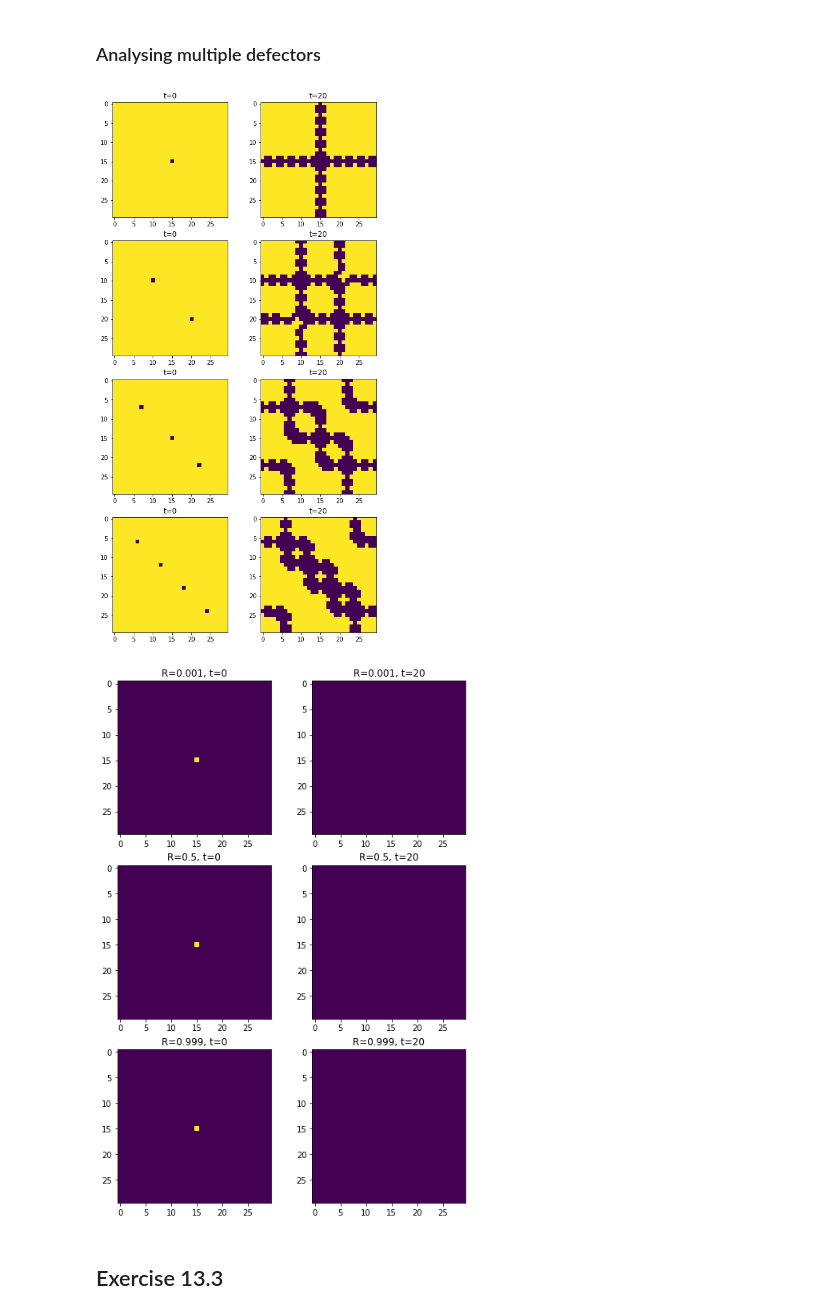
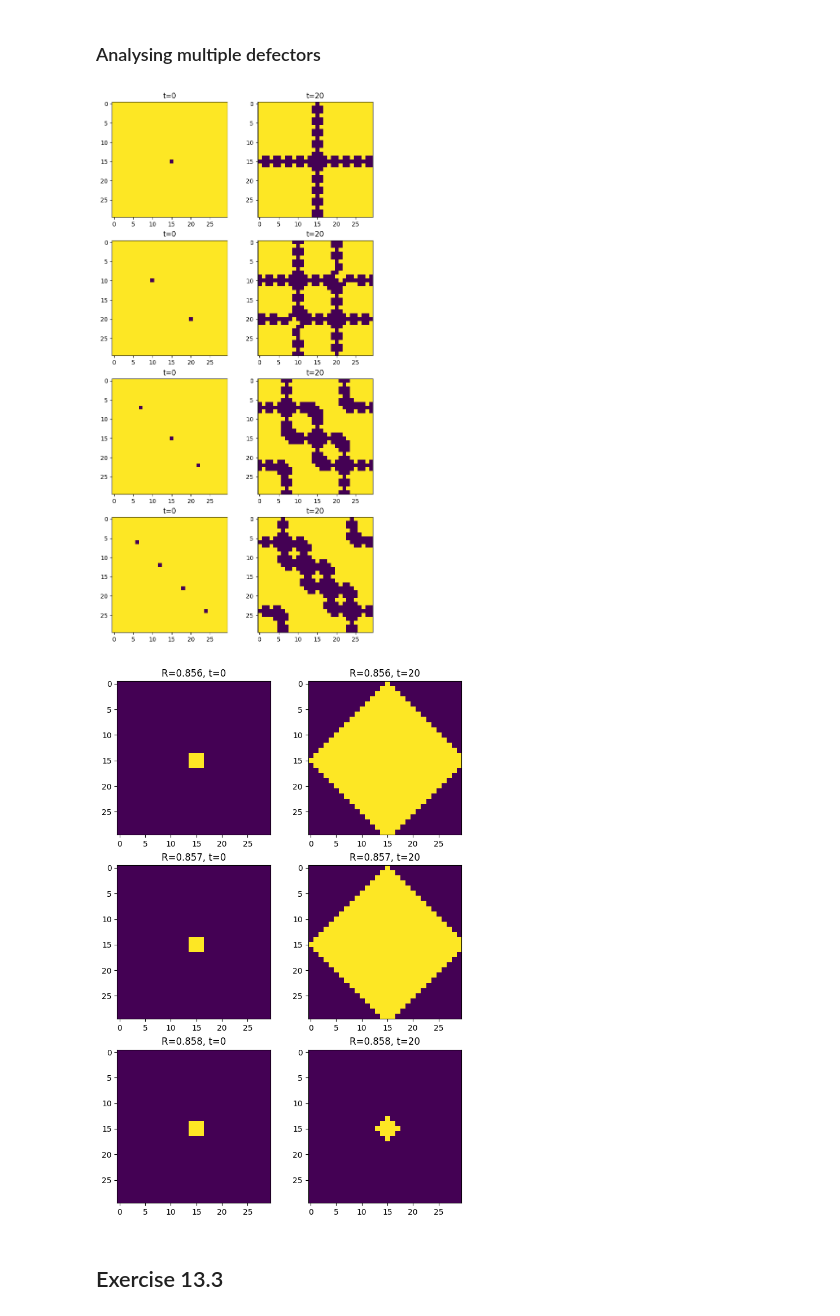
Before and after one commit to gasparyanartur/simulation-of-complex-systems-solutions, a Jupyter notebook: chapter-13/chapter-13.ipynb, the cells around one changed output. Cells and saved outputs as stored; diff of their text form; code cells hidden in the pictures.

```diff
--- a/chapter-13/chapter-13.ipynb
+++ b/chapter-13/chapter-13.ipynb
@@ -185,7 +185,6 @@ def play_competition(N, T, R, P, S, strats):
             n = strats[y, x]
             m = strats[(y+dy)%L, (x+dx)%L]
 
-            n_years = play_round(N, T, R, P, S, n, m)
             score += play_round(N, T, R, P, S, n, m)
 
         scores[y, x] = score
@@ -349,34 +348,36 @@ for i, strats in enumerate(stratss):
     ax2.imshow(history[-1])
     ax2.set_title(f"t={n_timesteps-1}")
 # %% [output]
-[figure, old version]
+[figure, new version]
 # %%
 N = 7
 L = 30
 T = 0
 P = 1
 S = 1.5
 mu = 0
 n_timesteps = 21
 strats = create_strategy(
     shape=(L, L),
     default_value=0,
-    place_values = [(N, [L//2], [L//2])]
+    place_values = [(N,
+                     [L//2, L//2, L//2, L//2-1, L//2-1, L//2-1, L//2+1, L//2+1, L//2+1],
+                     [L//2-1, L//2, L//2+1, L//2-1, L//2, L//2+1, L//2-1, L//2, L//2+1])]
 )
 
-Rs = [0.001, 0.5, 0.999]
+Rs = [0.856, 0.857, 0.858]
 
 fig, axes = plt.subplots(3, 2, figsize=(8, 12))
 
 for i, R in enumerate(Rs):
     history = run_sim(n_timesteps, strats, N, L, T, P, S, R, mu)
     ax1, ax2 = axes[i]
     ax1.imshow(history[0])
     ax1.set_title(f"R={R}, t=0")
     ax2.imshow(history[-1])
     ax2.set_title(f"R={R}, t={n_timesteps-1}")
 # %% [output]
-[figure, old version]
+[figure, new version]
 # %% [markdown]
 ## Exercise 13.3
 # %% [markdown]
```
